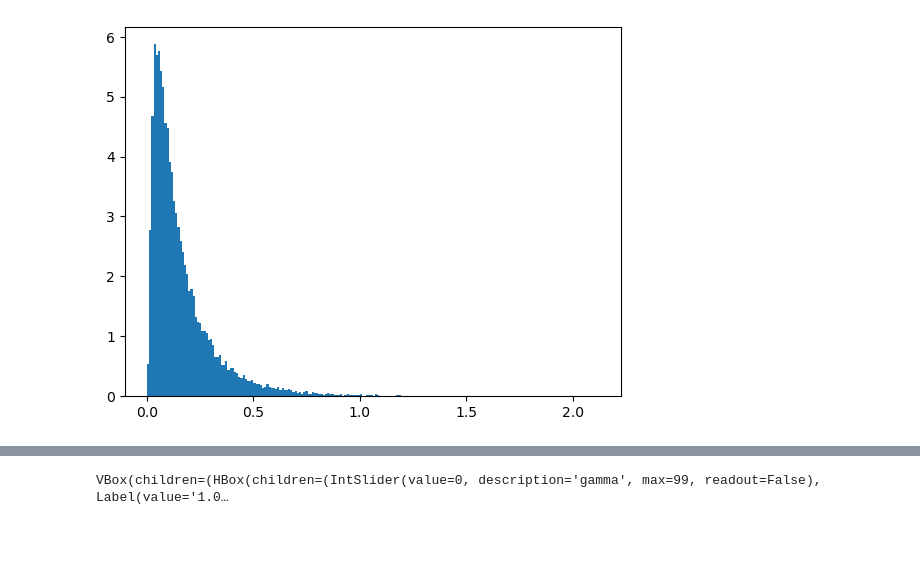
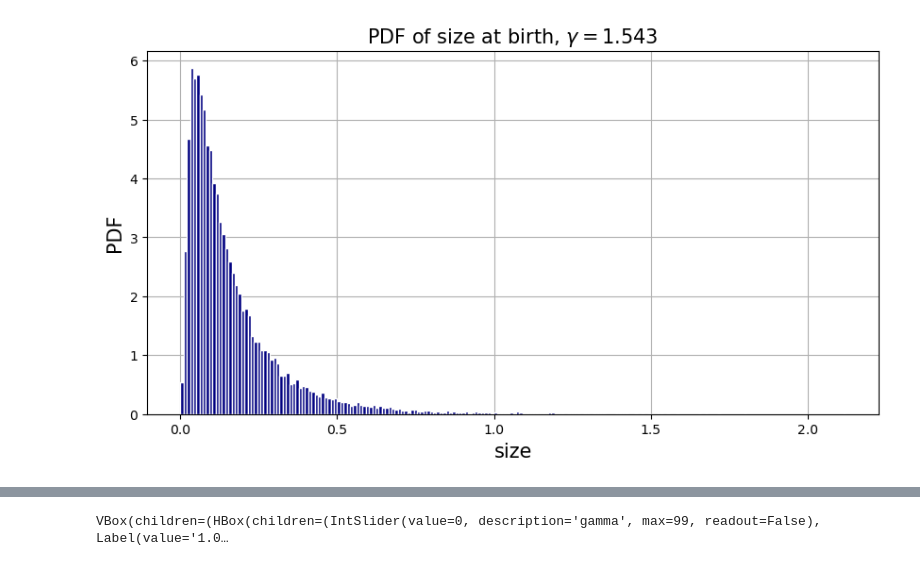
Before and after one commit to tommasoamico/masterThesis, a Jupyter notebook: code/jupyterNotebooks/singleTraitPositiveH.ipynb, the cells around one changed output, grey strips where cells are left out. Saved outputs shown, nothing was run; the diff lists cells and outputs as text; code cells hidden in the pictures; blank space fills up the shorter version.

```diff
--- a/code/jupyterNotebooks/singleTraitPositiveH.ipynb
+++ b/code/jupyterNotebooks/singleTraitPositiveH.ipynb
@@ -93,8 +97,13 @@ aCorrValues = np.load("../data/aCorrValuesShortPositiveH.npy")
-# %%
-plt.hist(np.exp(allSizes[50,:]), bins = 'fd', density = 'True')
-plt.show()
-# %% [output]
-[figure, removed]
+# %%
+fig, ax = plt.subplots(1, 1, figsize = (10, 5))
+ax.hist(np.exp(allSizes[50,:]), bins = 'fd', density = 'True', color = 'navy', edgecolor = 'white', zorder = 2)
+ax.set_ylabel('PDF', fontsize = 15)
+ax.set_xlabel('size', fontsize = 15)
+ax.set_title(f'PDF of size at birth, $\gamma = {gammaValues[50]:.3f}$', fontsize = 15)
+ax.grid(zorder = 1)
+plt.show()
+# %% [output]
+[figure, added]
 # %%
 def powerLaw(x, a, b):
     return a*x**b
```
Also changed, not shown: parts of 5 cells of this notebook, 2 other files.
